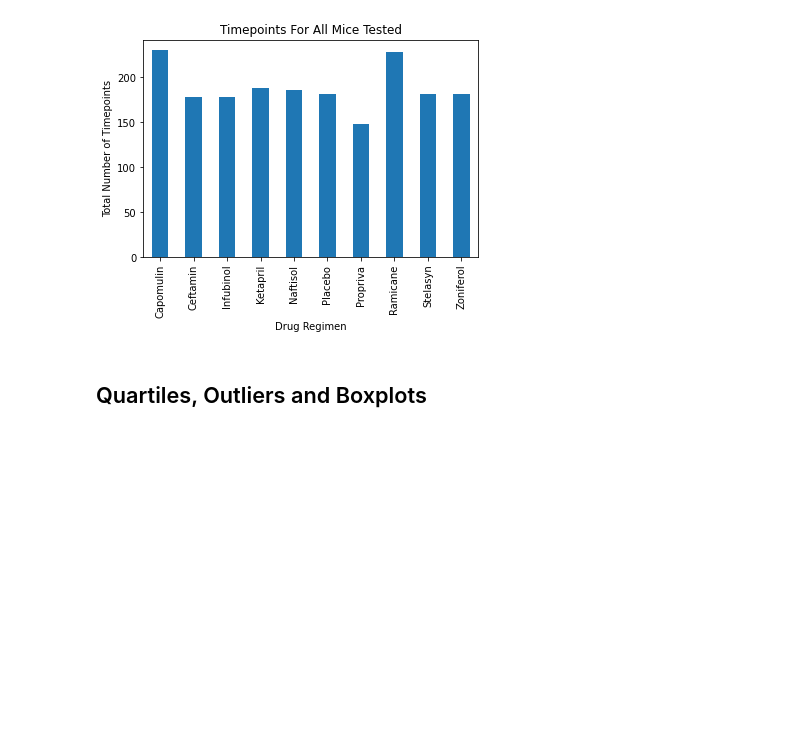
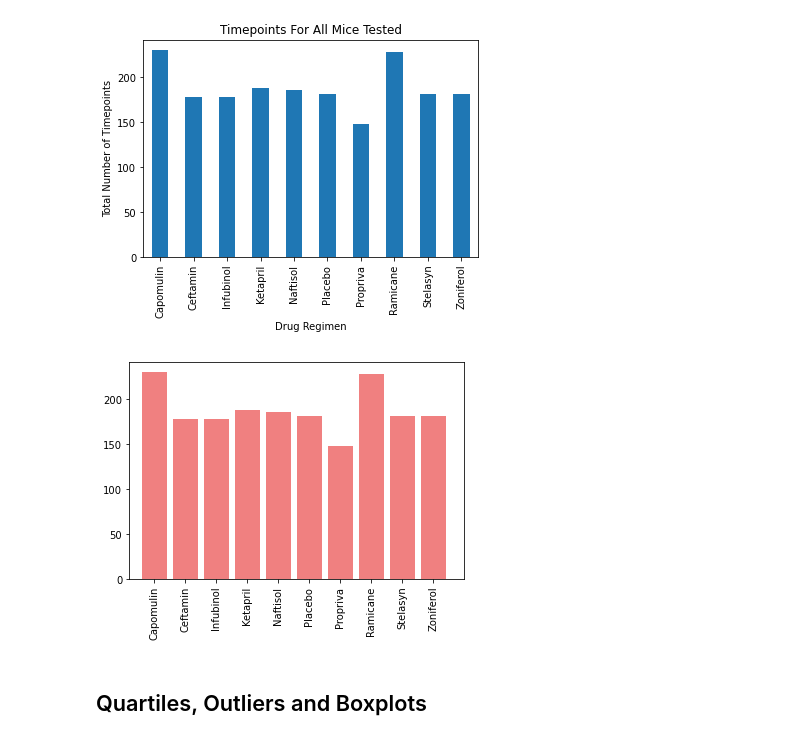
Before and after one commit to Shaunisme/matplotlib-challenge, a Jupyter notebook: Pymaceuticals/pymaceuticals.ipynb, the cells around one changed output. Drawn from its saved outputs; the diff is of its cells as text; code cells hidden in the pictures; blank space fills up the shorter version.

```diff
--- a/Pymaceuticals/pymaceuticals.ipynb
+++ b/Pymaceuticals/pymaceuticals.ipynb
@@ -128,3 +126,25 @@ plt.show()
+# %%
+# Generate a bar plot showing the total number of timepoints for all mice tested for each drug regimen using pyplot.
+#x_axis = np.arange(len(groupby_comb))
+import numpy as np
+drug_list=groupby_comb['Drug Regimen'].unique().astype(str).str.replace(r'\[|\]|\'','')
+count_timepoints=groupby_comb['Drug Regimen'].count()
+
+x_axis=np.arange(len(drug_list))
+tick_locations=[value+0 for value in x_axis]
+
+plt.title='Timepoints For All Mice Tested'
+plt.xlabel='Drug Regimen'
+plt.ylabel='Total Number of Timepoints'
+plt.xlim(-0.8,len(drug_list))
+plt.xticks(tick_locations,labels=drug_list,rotation=90)
+plt.bar(x_axis, count_timepoints,color='lightcoral')
+
+
+
+plt.show()
+# %% [output]
+[figure, added]
 # %%
 # Generate a pie plot showing the distribution of female versus male mice using Pandas
 # %%
```
Also changed, not shown: parts of 1 cell of this notebook.
